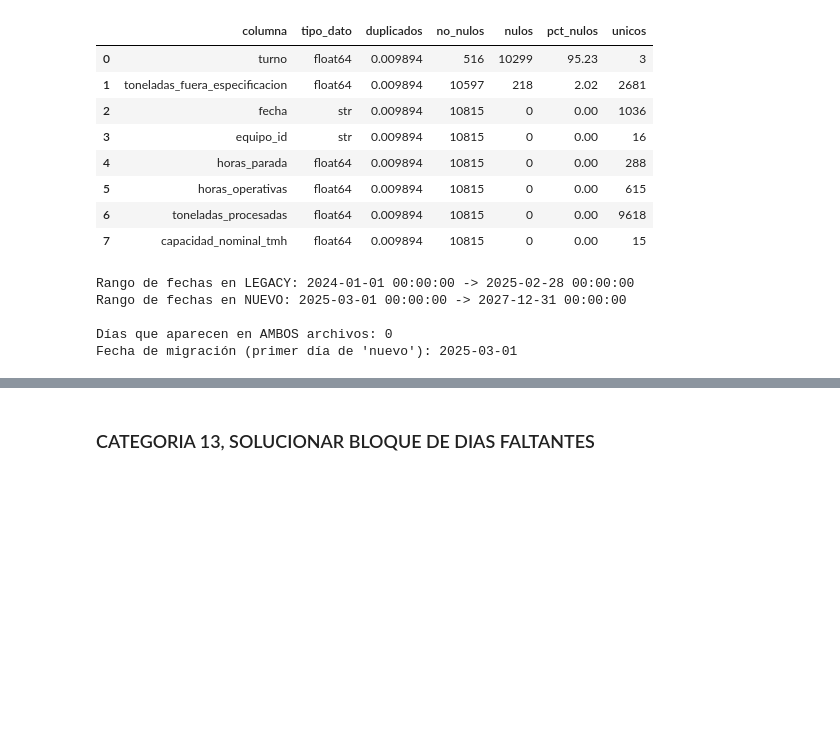
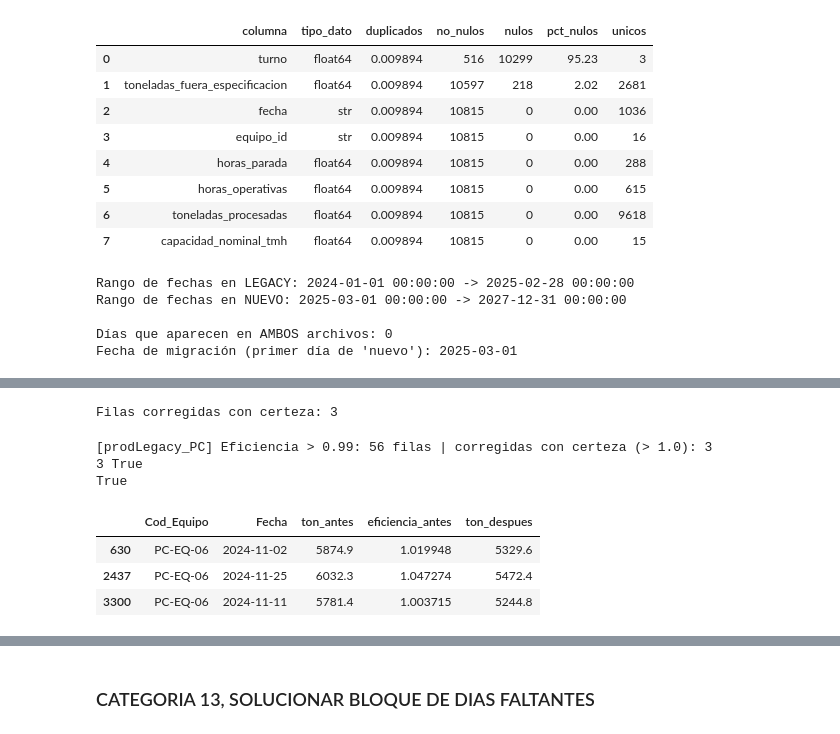
Before and after one commit to josue789a/Mineria-simulacion-v2, a Jupyter notebook: notebooks/Exploracion1.ipynb, the cells around one changed output, grey strips where cells are left out. Cells and saved outputs as stored; diff of their text form; code cells hidden in the pictures; blank space fills up the shorter version.

```diff
--- a/notebooks/Exploracion1.ipynb
+++ b/notebooks/Exploracion1.ipynb
@@ -2147,3 +2211,62 @@ Filas corregidas con certeza: 3
+# %%
+# Correccion solo de las filas con evidencia directa: eficiencia > 1.0.
+# 1.0 deja margen sobre el maximo de la saturacion (0.990014), asi que no toca
+# filas normales.
+FACTOR_TON_CORTA = 1 / 0.907185
+idx_correccion = imposibles[imposibles['eficiencia_implicita'] > 1.0].index
+
+prodLegacy_PC.loc[idx_correccion, 'Ton_Producidas'] = (
+    prodLegacy_PC.loc[idx_correccion, 'Ton_Producidas'] / FACTOR_TON_CORTA
+).round(1)
+
+# Hallazgo: 3 filas de PC-EQ-06 (nov-2024) superan el maximo habitual de eficiencia.
+# Causa atribuida: toneladas cortas en lugar de metricas. Es una HIPOTESIS: con 3
+# filas no se puede demostrar el factor. Se corrigen solo las 3 con evidencia
+# directa; si otras filas del mes estan afectadas, no son detectables (su valor
+# no cruza el umbral) y no se fuerza correccion sin evidencia.
+print(f"Filas corregidas con certeza: {len(idx_correccion)}")
+# %% [output]
+Filas corregidas con certeza: 3
+# %%
+# ESTA FUNCION DEBERIA ESTAR PODIENDO REALIZAR LO MISMO QUE HICIMOS ARRIBA MANUALMENTE, especificandole los parametros correctamente
+def corregir_unidad_toneladas_cortas(df, col_ton='Ton_Producidas', col_horas='Horas_Trab',
+                                     col_cap='Cap_Nominal_TMH', col_equipo='Cod_Equipo', col_fecha='Fecha',
+                                     techo=0.99, umbral_certeza=1.0, nombre_tabla=""):
+    """Cat 10: cambio silencioso de unidad (toneladas cortas en vez de metricas). Corrige solo las filas con eficiencia > umbral_certeza."""
+    FACTOR_TON_CORTA = 1 / 0.907185
+    df = df.copy()
+    eficiencia = df[col_ton] / (df[col_horas] * df[col_cap])
+    imposibles = eficiencia[eficiencia > techo]
+    idx = eficiencia[eficiencia > umbral_certeza].index
+
+    reporte = pd.DataFrame({
+        col_equipo: df.loc[idx, col_equipo], col_fecha: df.loc[idx, col_fecha],
+        'ton_antes': df.loc[idx, col_ton], 'eficiencia_antes': eficiencia[idx],
+    })
+    df.loc[idx, col_ton] = (df.loc[idx, col_ton] / FACTOR_TON_CORTA).round(1)
+    reporte['ton_despues'] = df.loc[idx, col_ton]
+
+    print(f"[{nombre_tabla}] Eficiencia > {techo}: {len(imposibles)} filas | corregidas con certeza (> {umbral_certeza}): {len(idx)}")
+    return df, reporte
+
+
+# --- Prueba: reconstruye el estado previo a la correccion de la celda 99 (restaura las Ton_Producidas originales desde imposibles, que es una copia hecha antes de corregir) ---
+prodLegacy_PC_pre99 = prodLegacy_PC.copy()
+prodLegacy_PC_pre99.loc[imposibles.index, 'Ton_Producidas'] = imposibles['Ton_Producidas']
+
+prueba_unidad, rep_unidad = corregir_unidad_toneladas_cortas(prodLegacy_PC_pre99, nombre_tabla='prodLegacy_PC')
+# Debe corregir las mismas 3 filas que la celda 99 (se ordena el indice porque el orden puede diferir) y dejar Ton_Producidas identica
+print(len(rep_unidad), rep_unidad.index.sort_values().equals(idx_correccion.sort_values()))
+print(prueba_unidad['Ton_Producidas'].equals(prodLegacy_PC['Ton_Producidas']))
+display(rep_unidad)
+# %% [output]
+[prodLegacy_PC] Eficiencia > 0.99: 56 filas | corregidas con certeza (> 1.0): 3
+3 True
+True
+|  | Cod_Equipo | Fecha | ton_antes | eficiencia_antes | ton_despues |
+| 630 | PC-EQ-06 | 2024-11-02 | 5874.9 | 1.019948 | 5329.6 |
+| 2437 | PC-EQ-06 | 2024-11-25 | 6032.3 | 1.047274 | 5472.4 |
+| 3300 | PC-EQ-06 | 2024-11-11 | 5781.4 | 1.003715 | 5244.8 |
 # %%
 # =========================================================
 # Verificación final e independiente del historial de ejecución
```
Also changed, not shown: parts of 74 cells of this notebook, 2 other files.
